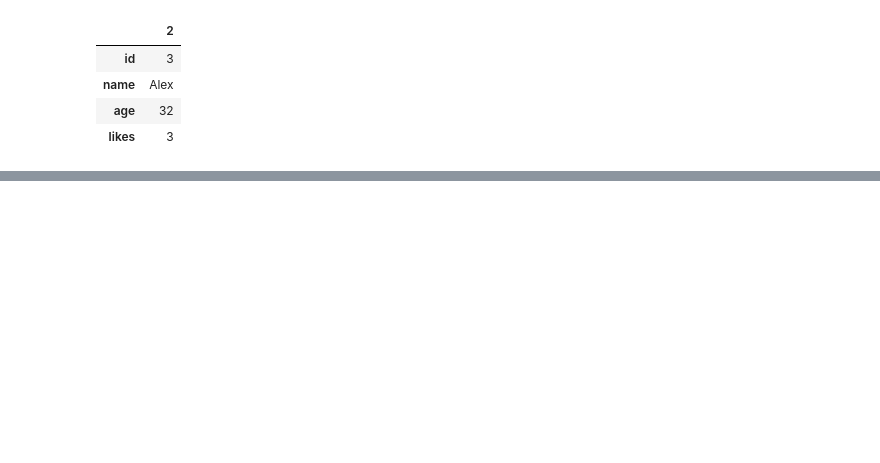
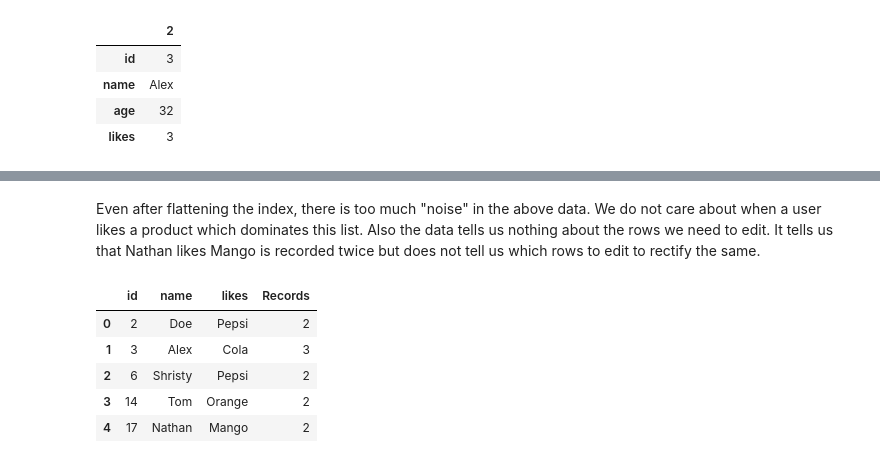
Before and after one commit to dragomirradev/python-data-analysis, a Jupyter notebook: 1-Working-with-relational-data-using-Pandas.ipynb, the cells around one changed output, grey strips where cells are left out. Cells and saved outputs as stored; diff of their text form; code cells hidden in the pictures; blank space fills up the shorter version.

```diff
--- a/1-Working-with-relational-data-using-Pandas.ipynb
+++ b/1-Working-with-relational-data-using-Pandas.ipynb
@@ -281,0 +448,12 @@ agg_values[agg_values['likes'] >= 2].iloc[0].to_frame()
+# %% [markdown]
+Even after flattening the index, there is too much "noise" in the above data. We do not care about when a user likes a product which dominates this list. Also the data tells us nothing about the rows we need to edit. It tells us that Nathan likes Mango is recorded twice but does not tell us which rows to edit to rectify the same.
+# %%
+# Let us first remove records representing singlular likes
+user_likes_group[user_likes_group['Records'] > 1].reset_index()
+# %% [output]
+|  | id | name | likes | Records |
+| 0 | 2 | Doe | Pepsi | 2 |
+| 1 | 3 | Alex | Cola | 3 |
+| 2 | 6 | Shristy | Pepsi | 2 |
+| 3 | 14 | Tom | Orange | 2 |
+| 4 | 17 | Nathan | Mango | 2 |
```
Also changed, not shown: parts of 8 cells of this notebook.
